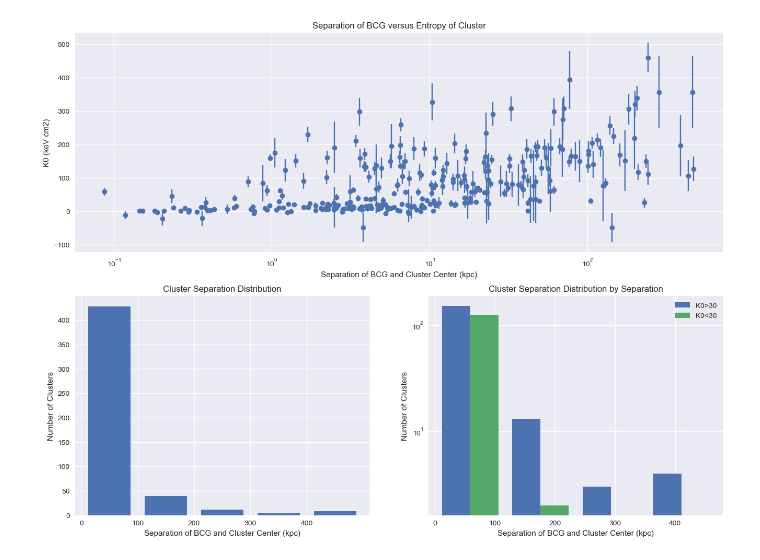
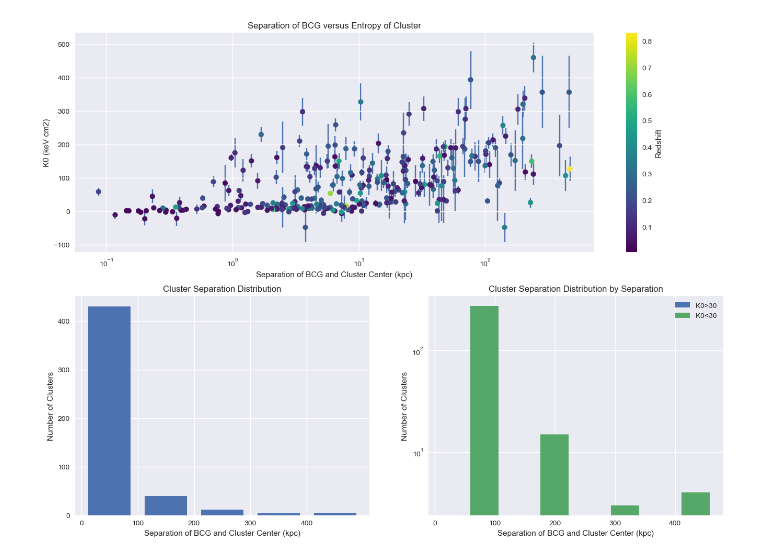
Before and after one commit to farahconor/summer23, a Jupyter notebook: BCGs/bcg_separation_vs_k0/bcg_separation_vs_k0.ipynb, the cells around one changed output. Cells and saved outputs as stored; diff of their text form; code cells hidden in the pictures.

```diff
--- a/BCGs/bcg_separation_vs_k0/bcg_separation_vs_k0.ipynb
+++ b/BCGs/bcg_separation_vs_k0/bcg_separation_vs_k0.ipynb
@@ -3,38 +3,41 @@ import numpy as np
 import matplotlib.pyplot as plt
 plt.style.use('seaborn')
 
-fulldata = np.genfromtxt(r"../bcg_coords_compare/bcg_coords_compare.csv",delimiter=',',skip_header=1,usecols=[3,6,7]) #pulls only sep and k0
+fulldata = np.genfromtxt(r"../bcg_coords_compare/bcg_coords_compare.csv",delimiter=',',skip_header=1,usecols=[3,4,7,8]) #pulls only sep and k0
 data = fulldata[~np.isnan(fulldata).any(axis=1)] #drops rows with nans
 k0over30 = data[data[:,1]>30]
 k0under30 = data[data[:,1]<30]
 # %%
 plt.subplots(figsize=(8*2, 6*2))
 plt.subplot(2,1,1)
-plt.errorbar(data[:,0],data[:,1],yerr=data[:,2],fmt="o")
+
+plt.scatter(data[:,0],data[:,2],c=data[:,1],cmap='viridis')
+plt.colorbar(label='Redshift')
+plt.errorbar(data[:,0],data[:,2],yerr=data[:,3],marker='',ls='',zorder=0)
 plt.xlabel("Separation of BCG and Cluster Center (kpc)")
 plt.ylabel("K0 (keV cm2)")
 plt.title("Separation of BCG versus Entropy of Cluster")
 plt.xscale('log')
 
 plt.subplot(2,2,3)
 truncated_seps = fulldata[:,0]
 truncated_seps[truncated_seps>400]=450
 truncated_seps
 plt.hist(truncated_seps,bins=[0,100,200,300,400,500],rwidth=0.75)
 plt.xticks([0,100,200,300,400])
 plt.xlabel("Separation of BCG and Cluster Center (kpc)")
 plt.ylabel('Number of Clusters')
 plt.title("Cluster Separation Distribution")
 
 plt.subplot(2,2,4)
 plt.hist([k0over30[:,0],k0under30[:,0]],stacked=False,bins=4,label=['K0>30','K0<30'])
 plt.legend()
 plt.yscale('log')
 plt.xlabel("Separation of BCG and Cluster Center (kpc)")
 plt.ylabel('Number of Clusters')
 plt.title("Cluster Separation Distribution by Separation")
 
 plt.savefig('bcg_separation_vs_k0.png')
 plt.show()
 # %% [output]
-[figure, old version]
+[figure, new version]
```
Also changed, not shown: 54 other files.
